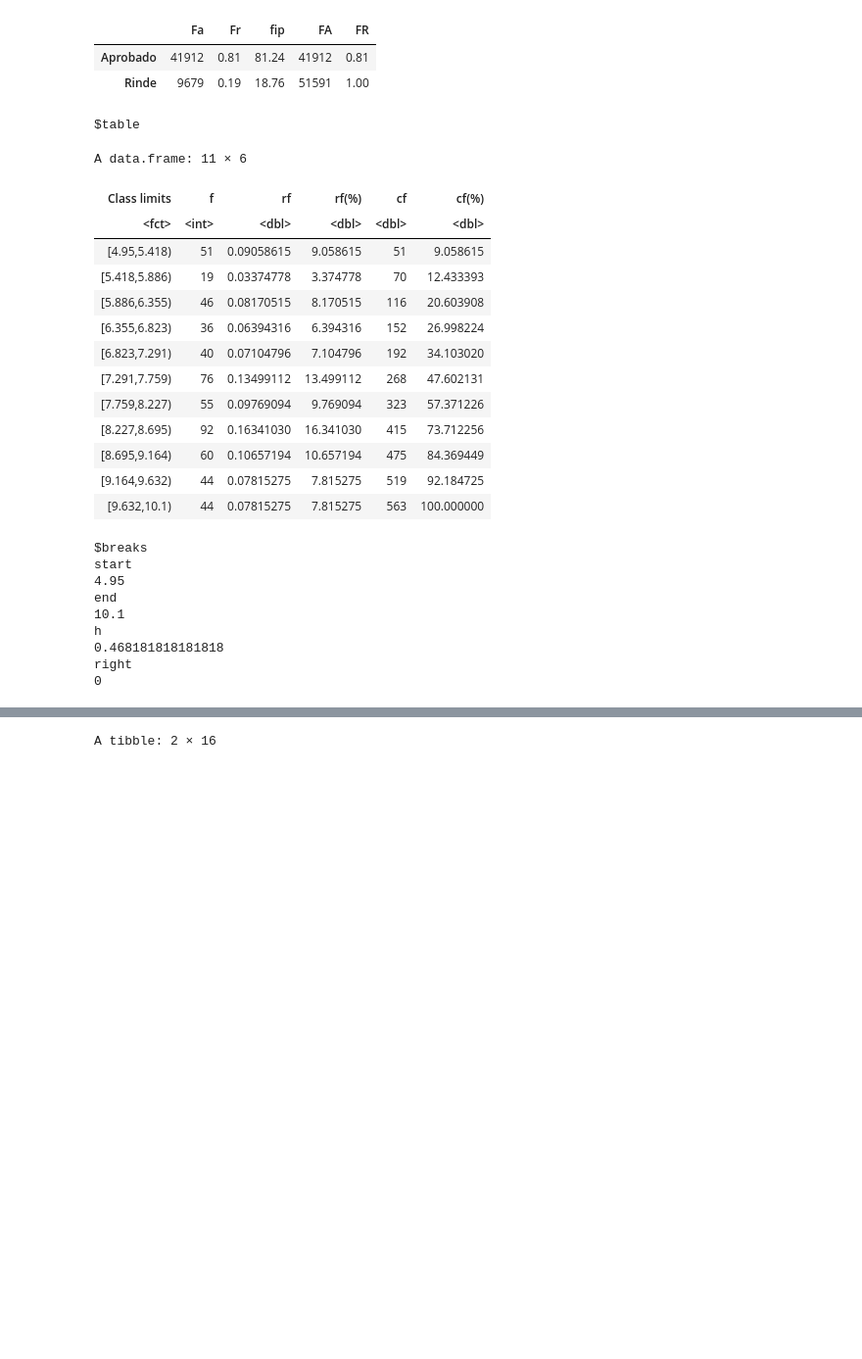
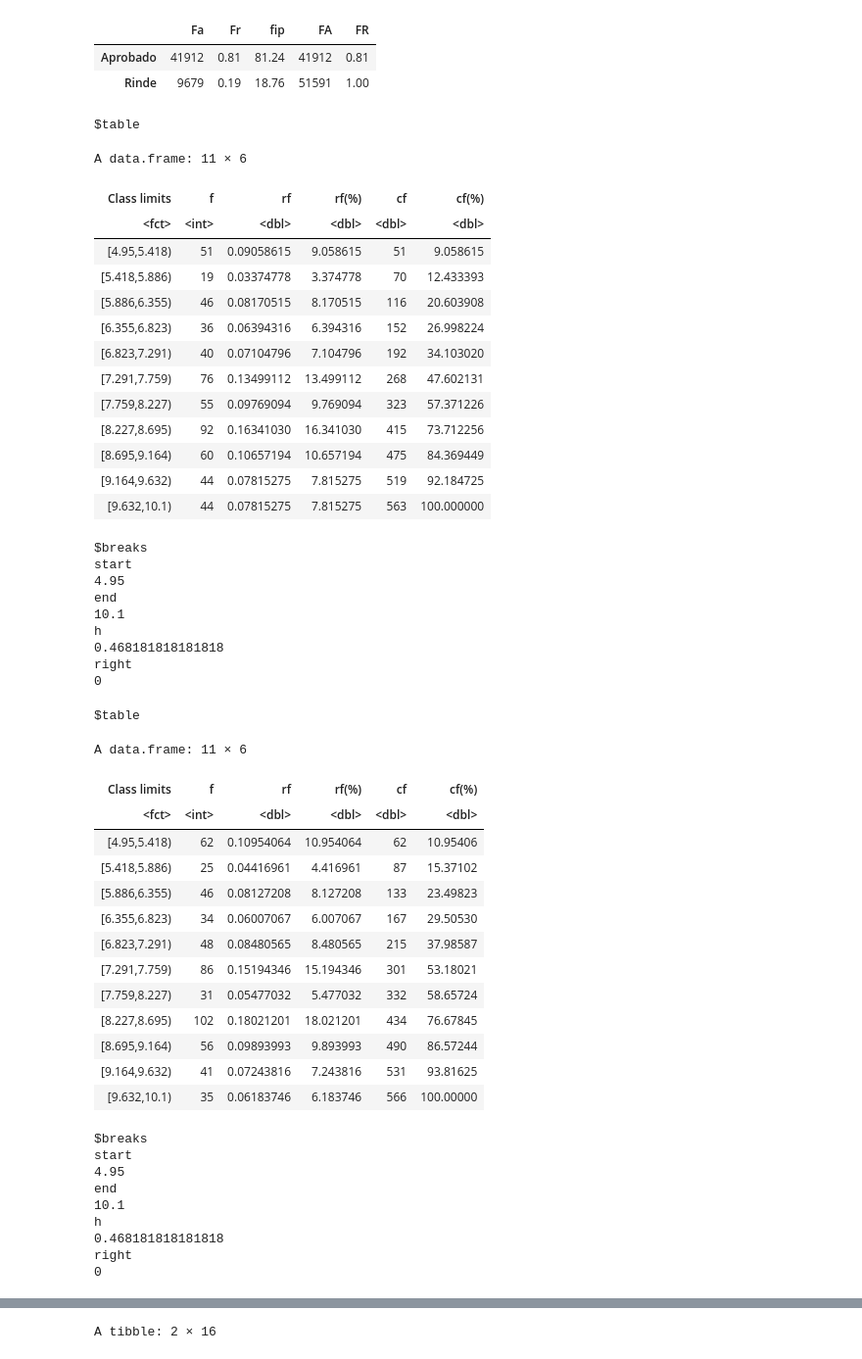
Before and after one commit to Ayrton-Milessi/VICTORIA-Exploracion-de-Datos-Multivariados, a Jupyter notebook: Codigo del TP_2.ipynb, the cells around one changed output, grey strips where cells are left out. Shown at 98% size. Saved outputs shown, nothing was run; the diff lists cells and outputs as text; code cells hidden in the pictures; blank space fills up the shorter version.

```diff
--- a/Codigo del TP.ipynb
+++ b/Codigo del TP_2.ipynb
@@ -350,32 +379,58 @@ Victoria_secundaria_septimo <- dplyr::select(filter(Victoria_secundaria, Año_cu
                                              , CodigoUnicoEscolar, asignatura, Promedio, departamento, Documento) %>%
   distinct()
 # %%
-Frec_Prom1 <- fdt(filter(Victoria_primaria_primero,asignatura=="MATEMATICA")$Promedio ,breaks="Sturges",na.rm=TRUE) # calcula la distribución de frecuencias utilizando la regla Sturge
+Frec_Prom_mat1 <- fdt(filter(Victoria_primaria_primero,asignatura=="MATEMATICA")$Promedio ,breaks="Sturges",na.rm=TRUE) # calcula la distribución de frecuencias utilizando la regla Sturge
+Frec_Prom_mat1 #nos brinda una tabla con los calculos de la distribución de frecuencias. breaks=c('Sturges', 'Scott', 'FD')
 
-Frec_Prom1 #nos brinda una tabla con los calculos de la distribución de frecuencias. breaks=c('Sturges', 'Scott', 'FD')
+Frec_Prom_len1 <- fdt(filter(Victoria_primaria_primero,asignatura== "LENGUA")$Promedio, breaks="Sturges", na.rm=TRUE)
+Frec_Prom_len1
 # %% [output]
 $table
 A data.frame: 11 × 6
 | Class limits | f | rf | rf(%) | cf | cf(%) |
 | <fct> | <int> | <dbl> | <dbl> | <dbl> | <dbl> |
 | [4.95,5.418) | 51 | 0.09058615 | 9.058615 | 51 | 9.058615 |
 | [5.418,5.886) | 19 | 0.03374778 | 3.374778 | 70 | 12.433393 |
 | [5.886,6.355) | 46 | 0.08170515 | 8.170515 | 116 | 20.603908 |
 | [6.355,6.823) | 36 | 0.06394316 | 6.394316 | 152 | 26.998224 |
 | [6.823,7.291) | 40 | 0.07104796 | 7.104796 | 192 | 34.103020 |
 | [7.291,7.759) | 76 | 0.13499112 | 13.499112 | 268 | 47.602131 |
 | [7.759,8.227) | 55 | 0.09769094 | 9.769094 | 323 | 57.371226 |
 | [8.227,8.695) | 92 | 0.16341030 | 16.341030 | 415 | 73.712256 |
 | [8.695,9.164) | 60 | 0.10657194 | 10.657194 | 475 | 84.369449 |
 | [9.164,9.632) | 44 | 0.07815275 | 7.815275 | 519 | 92.184725 |
 | [9.632,10.1) | 44 | 0.07815275 | 7.815275 | 563 | 100.000000 |
 $breaks
 start
 4.95
 end
 10.1
 h
 0.468181818181818
 right
 0
+$table
+A data.frame: 11 × 6
+| Class limits | f | rf | rf(%) | cf | cf(%) |
+| <fct> | <int> | <dbl> | <dbl> | <dbl> | <dbl> |
+| [4.95,5.418) | 62 | 0.10954064 | 10.954064 | 62 | 10.95406 |
+| [5.418,5.886) | 25 | 0.04416961 | 4.416961 | 87 | 15.37102 |
+| [5.886,6.355) | 46 | 0.08127208 | 8.127208 | 133 | 23.49823 |
+| [6.355,6.823) | 34 | 0.06007067 | 6.007067 | 167 | 29.50530 |
+| [6.823,7.291) | 48 | 0.08480565 | 8.480565 | 215 | 37.98587 |
+| [7.291,7.759) | 86 | 0.15194346 | 15.194346 | 301 | 53.18021 |
+| [7.759,8.227) | 31 | 0.05477032 | 5.477032 | 332 | 58.65724 |
+| [8.227,8.695) | 102 | 0.18021201 | 18.021201 | 434 | 76.67845 |
+| [8.695,9.164) | 56 | 0.09893993 | 9.893993 | 490 | 86.57244 |
+| [9.164,9.632) | 41 | 0.07243816 | 7.243816 | 531 | 93.81625 |
+| [9.632,10.1) | 35 | 0.06183746 | 6.183746 | 566 | 100.00000 |
+$breaks
+start
+4.95
+end
+10.1
+h
+0.468181818181818
+right
+0
 # %%
```
Also changed, not shown: parts of 39 cells of this notebook, 3 other files.
